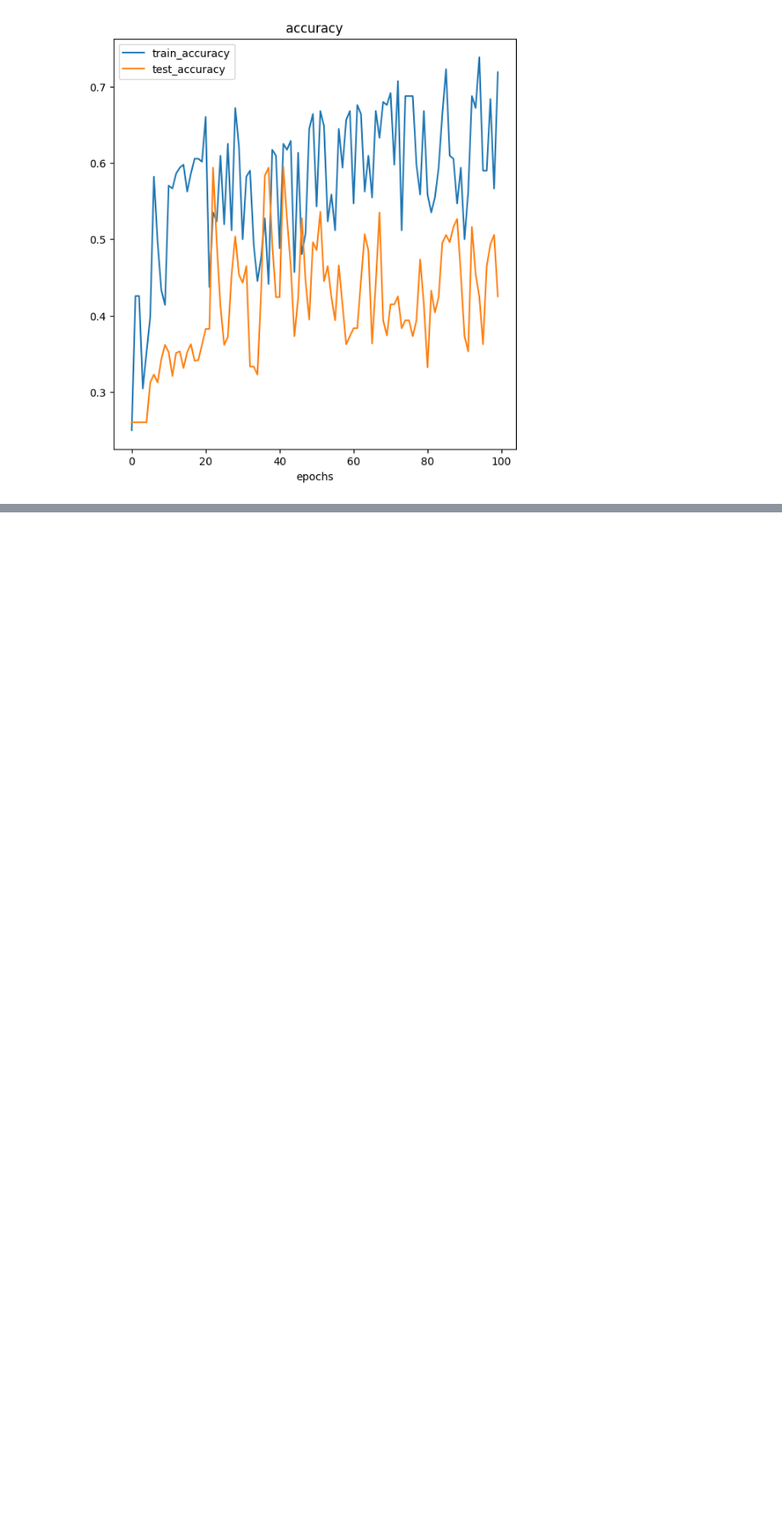
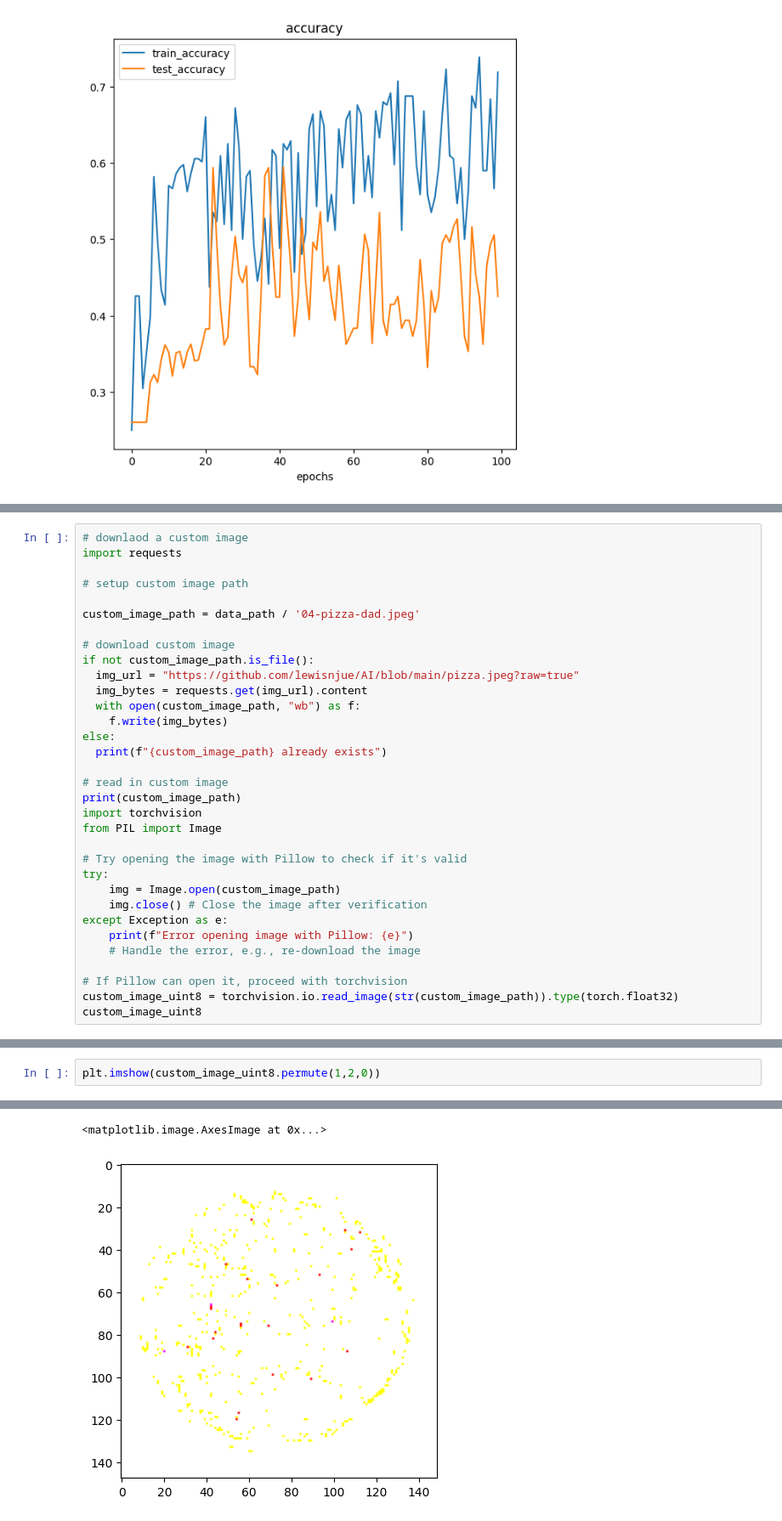
Before and after one commit to lewisnjue/AI, a Jupyter notebook: pytorch_datasets_.ipynb, the cells around one changed output, grey strips where cells are left out. Shown at 85% size. Saved outputs shown, nothing was run; the diff lists cells and outputs as text; blank space fills up the shorter version.

```diff
--- a/pytorch_datasets_.ipynb
+++ b/pytorch_datasets_.ipynb
@@ -1116,0 +1119,33 @@ Total training time: 193.054 seconds
+# %%
+# downlaod a custom image
+import requests
+
+# setup custom image path
+
+custom_image_path = data_path / '04-pizza-dad.jpeg'
+
+# download custom image
+if not custom_image_path.is_file():
+  img_url = "https://github.com/lewisnjue/AI/blob/main/pizza.jpeg?raw=true"
+  img_bytes = requests.get(img_url).content
+  with open(custom_image_path, "wb") as f:
+    f.write(img_bytes)
+else:
+  print(f"{custom_image_path} already exists")
+
+# read in custom image
+print(custom_image_path)
+import torchvision
+from PIL import Image
+
+# Try opening the image with Pillow to check if it's valid
+try:
+    img = Image.open(custom_image_path)
+    img.close() # Close the image after verification
+except Exception as e:
+    print(f"Error opening image with Pillow: {e}")
+    # Handle the error, e.g., re-download the image
+
+# If Pillow can open it, proceed with torchvision
+custom_image_uint8 = torchvision.io.read_image(str(custom_image_path)).type(torch.float32)
+custom_image_uint8
@@ -1116,0 +1182,3 @@ Total training time: 193.054 seconds
+# %%
+plt.imshow(custom_image_uint8.permute(1,2,0))
+# %% [output]
@@ -1116,0 +1186,2 @@ Total training time: 193.054 seconds
+<matplotlib.image.AxesImage at 0x...>
+[figure, added]
```
Also changed, not shown: parts of 10 cells of this notebook.
